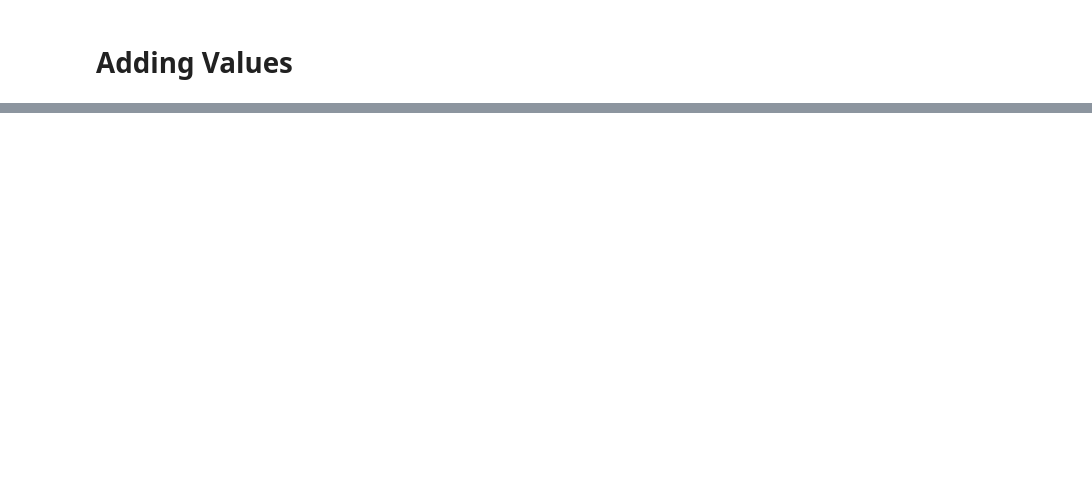
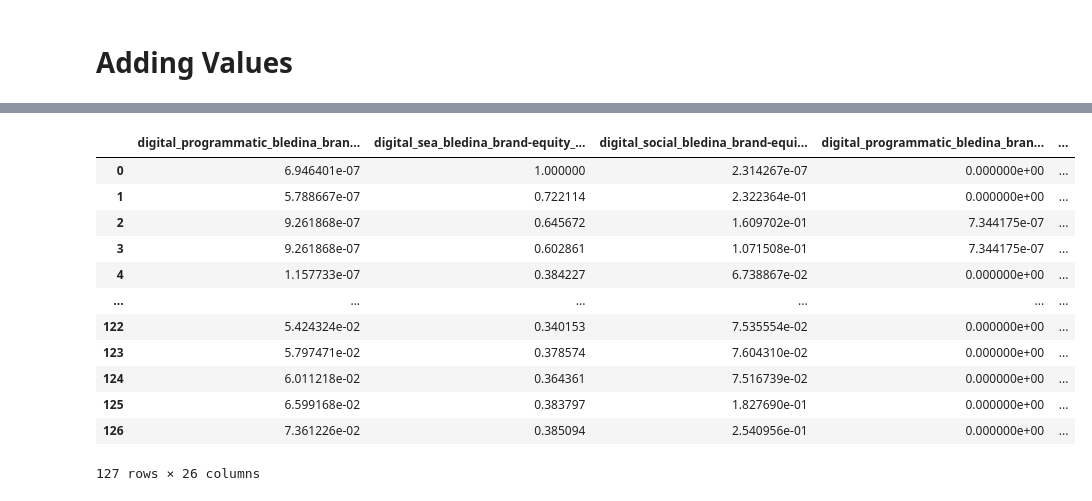
Before and after one commit to Quest-360/Danone_France, a Jupyter notebook: 22-04-2023-RFE.ipynb, the cells around one changed output, grey strips where cells are left out. Cells and saved outputs as stored; diff of their text form; code cells hidden in the pictures; blank space fills up the shorter version.

```diff
--- a/22-04-2023-RFE.ipynb
+++ b/22-04-2023-RFE.ipynb
@@ -389,3 +463,19 @@ model = sm.OLS(y_train, X_train).fit()
+# %%
+X_train
+# %% [output]
+|  | digital_programmatic_bledina_bran... | digital_sea_bledina_brand-equity_... | digital_social_bledina_brand-equi... | digital_programmatic_bledina_bran... | ... |
+| 0 | 6.946401e-07 | 1.000000 | 2.314267e-07 | 0.000000e+00 | ... |
+| 1 | 5.788667e-07 | 0.722114 | 2.322364e-01 | 0.000000e+00 | ... |
+| 2 | 9.261868e-07 | 0.645672 | 1.609702e-01 | 7.344175e-07 | ... |
+| 3 | 9.261868e-07 | 0.602861 | 1.071508e-01 | 7.344175e-07 | ... |
+| 4 | 1.157733e-07 | 0.384227 | 6.738867e-02 | 0.000000e+00 | ... |
+| ... | ... | ... | ... | ... | ... |
+| 122 | 5.424324e-02 | 0.340153 | 7.535554e-02 | 0.000000e+00 | ... |
+| 123 | 5.797471e-02 | 0.378574 | 7.604310e-02 | 0.000000e+00 | ... |
+| 124 | 6.011218e-02 | 0.364361 | 7.516739e-02 | 0.000000e+00 | ... |
+| 125 | 6.599168e-02 | 0.383797 | 1.827690e-01 | 0.000000e+00 | ... |
+| 126 | 7.361226e-02 | 0.385094 | 2.540956e-01 | 0.000000e+00 | ... |
+127 rows × 26 columns
 # %%
 print(model.summary())
 # %% [output]
```
Also changed, not shown: parts of 52 cells of this notebook.
